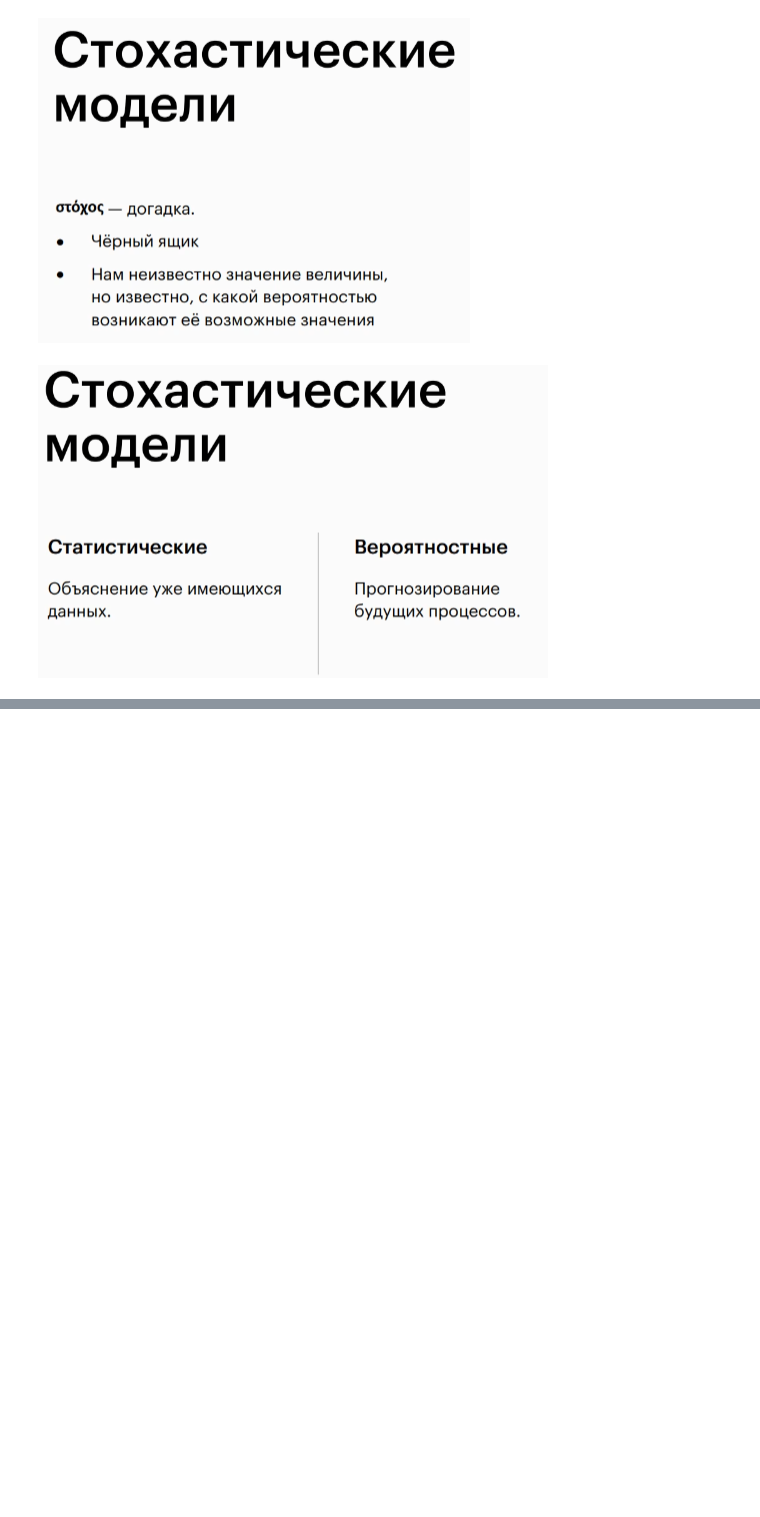
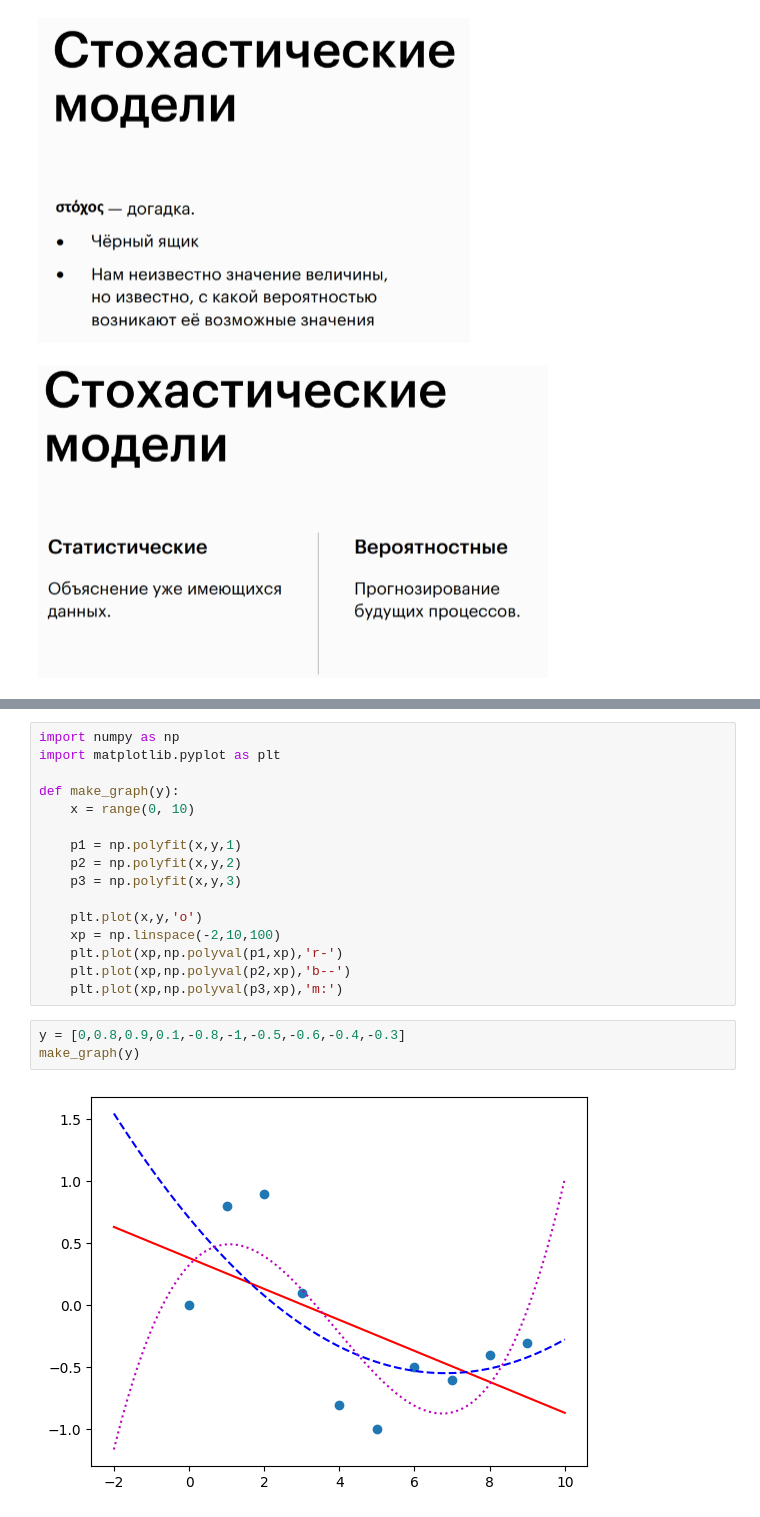
Before and after one commit to niosandd/data-scientist-from-zero-to-pro, a Jupyter notebook: Основы статистики и теории вероятностей для Data Science/1. Введение в теорию вероятностей/1.3 Вероятностные и детерминированные модели.ipynb, the cells around one changed output, grey strips where cells are left out. Saved outputs shown, nothing was run; the diff lists cells and outputs as text; blank space fills up the shorter version.

```diff
--- a/Основы статистики и теории вероятностей для Data Science/1. Введение в теорию вероятностей/1.3 Вероятностные и детерминированные модели.ipynb
+++ b/Основы статистики и теории вероятностей для Data Science/1. Введение в теорию вероятностей/1.3 Вероятностные и детерминированные модели.ipynb
@@ -14,0 +37,21 @@
+# %%
+import numpy as np
+import matplotlib.pyplot as plt
+
+def make_graph(y):
+    x = range(0, 10)
+
+    p1 = np.polyfit(x,y,1)
+    p2 = np.polyfit(x,y,2)
+    p3 = np.polyfit(x,y,3)
+
+    plt.plot(x,y,'o')
+    xp = np.linspace(-2,10,100)
+    plt.plot(xp,np.polyval(p1,xp),'r-')
+    plt.plot(xp,np.polyval(p2,xp),'b--')
+    plt.plot(xp,np.polyval(p3,xp),'m:')
+# %%
+y = [0,0.8,0.9,0.1,-0.8,-1,-0.5,-0.6,-0.4,-0.3]
+make_graph(y)
+# %% [output]
+[figure, added]
```
Also changed, not shown: parts of 7 cells of this notebook.
